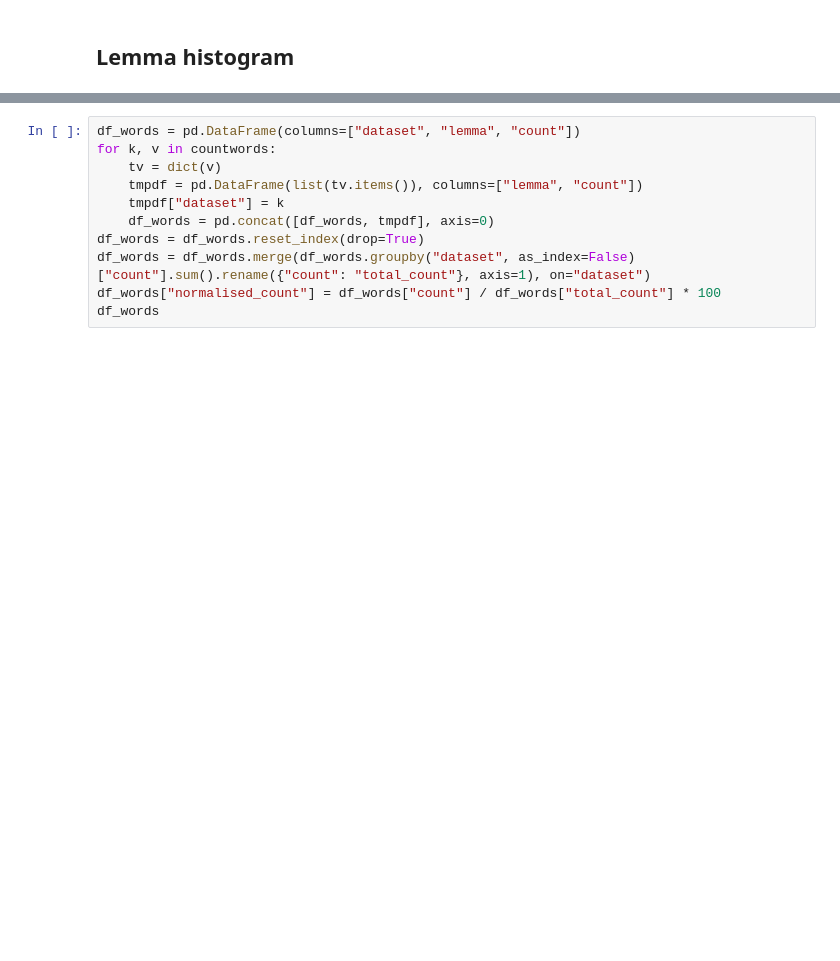
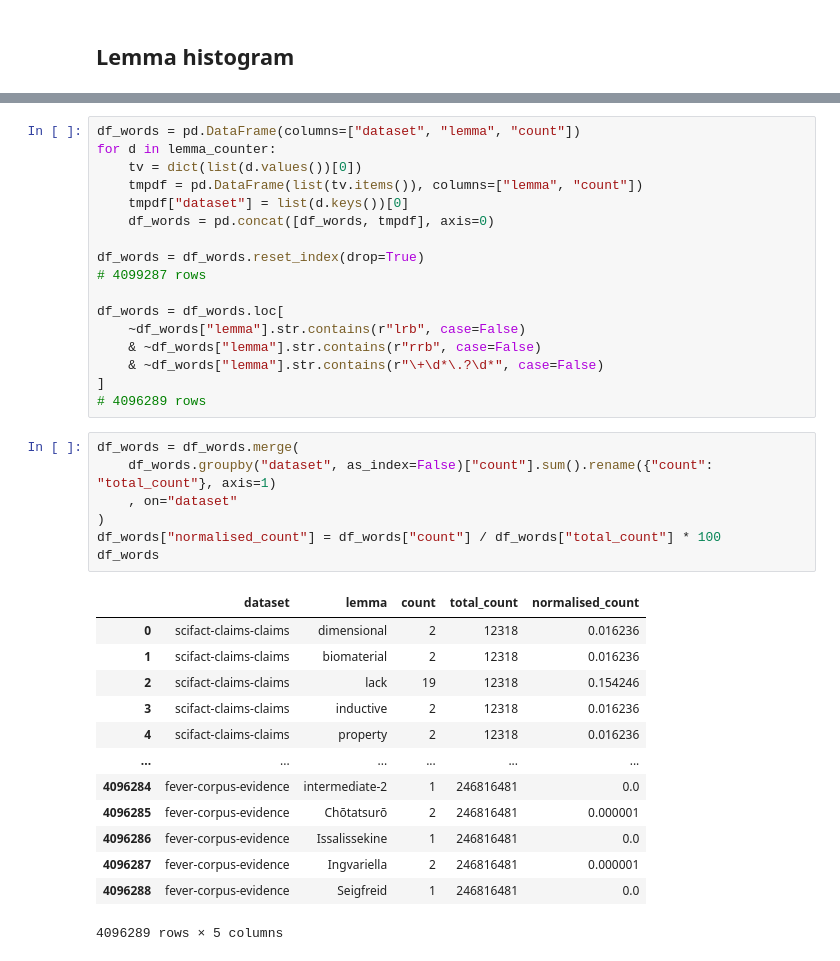
Before and after one commit to boeyjw/KCL-MScAI-FactChecking-Code, a Jupyter notebook: nb/03_Data_Exploration_l2.ipynb, the cells around one changed output, grey strips where cells are left out. Saved outputs shown, nothing was run; the diff lists cells and outputs as text; blank space fills up the shorter version.

```diff
--- a/nb/03_Data_Exploration_l2.ipynb
+++ b/nb/03_Data_Exploration_l2.ipynb
@@ -104,14 +120,41 @@ TypeError: unhashable type: 'list'
 # %%
 df_words = pd.DataFrame(columns=["dataset", "lemma", "count"])
-for k, v in countwords:
-    tv = dict(v)
+for d in lemma_counter:
+    tv = dict(list(d.values())[0])
     tmpdf = pd.DataFrame(list(tv.items()), columns=["lemma", "count"])
-    tmpdf["dataset"] = k
+    tmpdf["dataset"] = list(d.keys())[0]
     df_words = pd.concat([df_words, tmpdf], axis=0)
+
 df_words = df_words.reset_index(drop=True)
-df_words = df_words.merge(df_words.groupby("dataset", as_index=False)["count"].sum().rename({"count": "total_count"}, axis=1), on="dataset")
-df_words["normalised_count"] = df_words["count"] / df_words["total_count"] * 100
-df_words
+# 4099287 rows
+
+df_words = df_words.loc[
+    ~df_words["lemma"].str.contains(r"lrb", case=False)
+    & ~df_words["lemma"].str.contains(r"rrb", case=False)
+    & ~df_words["lemma"].str.contains(r"\+\d*\.?\d*", case=False)
+]
+# 4096289 rows
+# %%
+df_words = df_words.merge(
+    df_words.groupby("dataset", as_index=False)["count"].sum().rename({"count": "total_count"}, axis=1)
+    , on="dataset"
+)
+df_words["normalised_count"] = df_words["count"] / df_words["total_count"] * 100
+df_words
+# %% [output]
+|  | dataset | lemma | count | total_count | normalised_count |
+| 0 | scifact-claims-claims | dimensional | 2 | 12318 | 0.016236 |
+| 1 | scifact-claims-claims | biomaterial | 2 | 12318 | 0.016236 |
+| 2 | scifact-claims-claims | lack | 19 | 12318 | 0.154246 |
+| 3 | scifact-claims-claims | inductive | 2 | 12318 | 0.016236 |
+| 4 | scifact-claims-claims | property | 2 | 12318 | 0.016236 |
+| ... | ... | ... | ... | ... | ... |
+| 4096284 | fever-corpus-evidence | intermediate-2 | 1 | 246816481 | 0.0 |
+| 4096285 | fever-corpus-evidence | Chōtatsurō | 2 | 246816481 | 0.000001 |
+| 4096286 | fever-corpus-evidence | Issalissekine | 1 | 246816481 | 0.0 |
+| 4096287 | fever-corpus-evidence | Ingvariella | 2 | 246816481 | 0.000001 |
+| 4096288 | fever-corpus-evidence | Seigfreid | 1 | 246816481 | 0.0 |
+4096289 rows × 5 columns
 # %%
 df_topwords = (
     df_words
```
Also changed, not shown: parts of 11 cells of this notebook, 1 other file.
